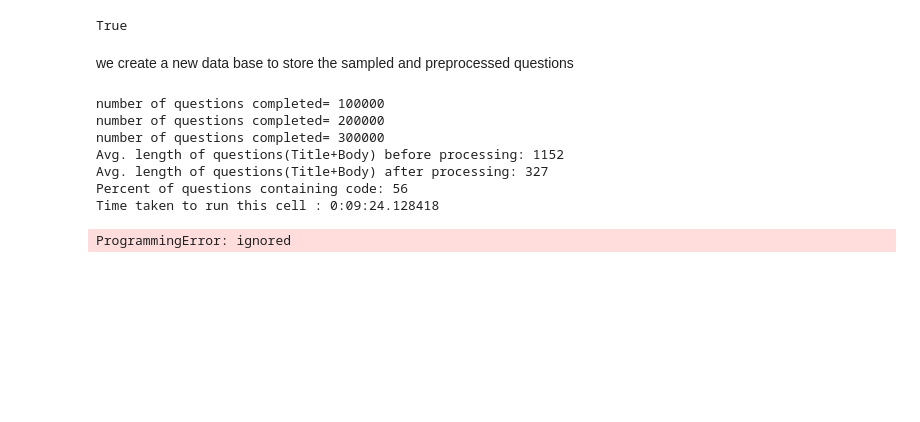
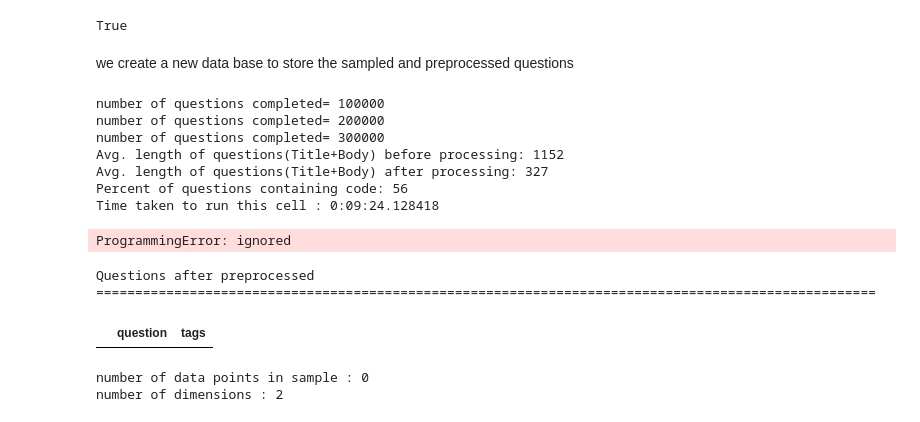
Before and after one commit to RakshitaTantry28/Stackoverflow-Tag-Predictor, a Jupyter notebook: SO_TagPredictor.ipynb, the cells around one changed output. Drawn from its saved outputs; the diff is of its cells as text; code cells hidden in the pictures; blank space fills up the shorter version.

```diff
--- a/SO_TagPredictor.ipynb
+++ b/SO_TagPredictor.ipynb
@@ -551,16 +560,15 @@ NameError: ignored
 # %%
-
 start = datetime.now()
 read_db = 'train_no_dup1.db'
 write_db = 'Processed.db'
-if os.path.isfile(read_db):
-    conn_r = create_connection(read_db)
+if os.path.isfile('read.db'):
+    conn_r = create_connection('content/read_db')
     if conn_r is not None:
         reader =conn_r.cursor()
         reader.execute("SELECT Title, Body, Tags From no_dup_train ORDER BY RANDOM() LIMIT 1000000;")
 
-if os.path.isfile(write_db):
-    conn_w = create_connection(write_db)
+if os.path.isfile('write_db'):
+    conn_w = create_connection('content/write_db')
     if conn_w is not None:
         tables = checkTableExists(conn_w)
         writer =conn_w.cursor()
@@ -568,4 +576,11 @@ if os.path.isfile(write_db):
             writer.execute("DELETE FROM QuestionsProcessed WHERE 1")
             print("Cleared All the rows")
 print("Time taken to run this cell :", datetime.now() - start)
+
+
+# #Creating a new database with no duplicates
+# if not os.path.isfile('train_no_dup1.db'):
+#     disk_dup = create_engine("sqlite:///train_no_dup1.db")
+#     no_dup = pd.DataFrame(df_no_dup, columns=['Title', 'Body', 'Tags'])
+#     no_dup.to_sql('data',disk_dup)
 # %% [output]
@@ -650,15 +665,37 @@ conn_w.close()
 # %% [output]
 ProgrammingError: ignored
 # %%
-conn_r = create_connection(write_db)
-if conn_r is not None:
-    reader =conn_r.cursor()
-    reader.execute("SELECT question From QuestionsProcessed LIMIT 10")
-    print("Questions after preprocessed")
-    print('='*100)
-    reader.fetchone()
-    for row in reader:
-        print(row)
-        print('-'*100)
+if os.path.isfile(write_db):
+    conn_r = create_connection(write_db)
+    if conn_r is not None:
+        reader =conn_r.cursor()
+        reader.execute("SELECT question From QuestionsProcessed LIMIT 10")
+        print("Questions after preprocessed")
+        print('='*100)
+        reader.fetchone()
+        for row in reader:
+            print(row)
+            print('-'*100)
 conn_r.commit()
 conn_r.close()
+# %% [output]
+Questions after preprocessed
+====================================================================================================
+# %%
+#Taking 1 Million entries to a dataframe.
+write_db = 'Processed.db'
+if os.path.isfile(write_db):
+    conn_r = create_connection(write_db)
+    if conn_r is not None:
+        preprocessed_data = pd.read_sql_query("""SELECT question, Tags FROM QuestionsProcessed""", conn_r)
+conn_r.commit()
+conn_r.close()
+preprocessed_data.head()
+# %% [output]
+|  | question | tags |
+# %%
+print("number of data points in sample :", preprocessed_data.shape[0])
+print("number of dimensions :", preprocessed_data.shape[1])
+# %% [output]
+number of data points in sample : 0
+number of dimensions : 2
```
Also changed, not shown: parts of 9 cells of this notebook.
